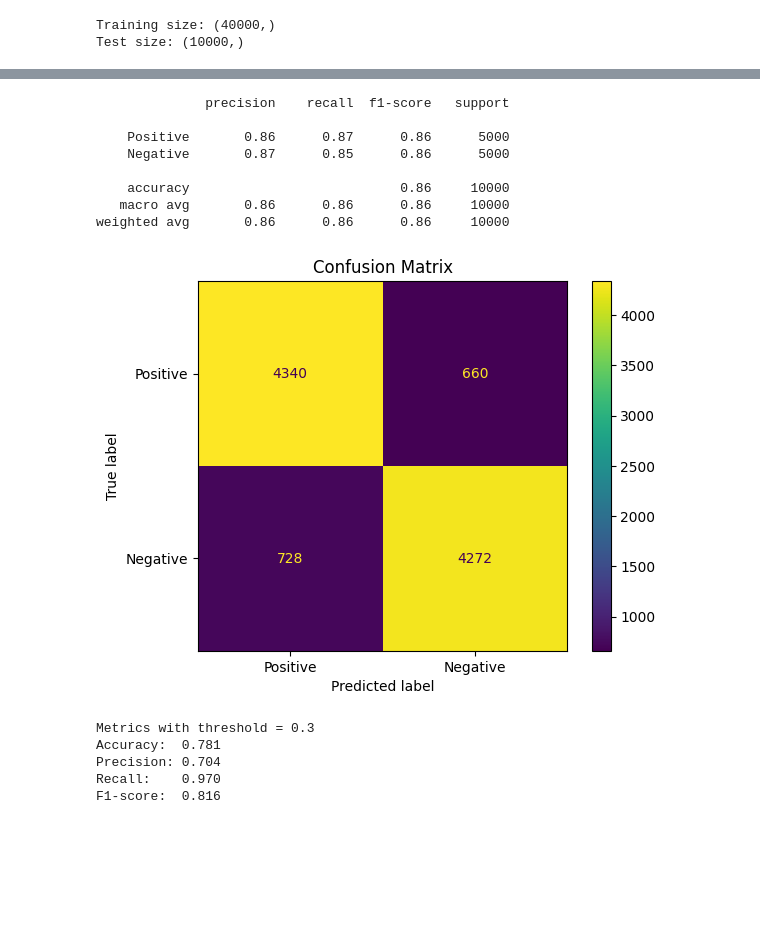
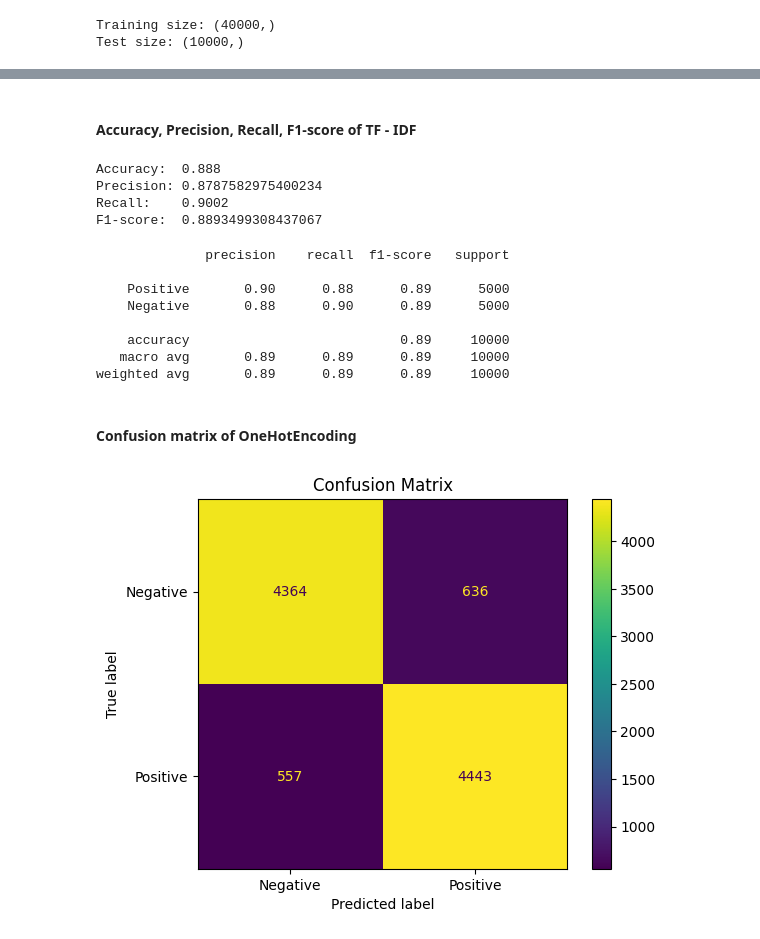
Before and after one commit to KND1410/group-3-ml-project, a Jupyter notebook: Data_learning.ipynb, the cells around one changed output, grey strips where cells are left out. Drawn from its saved outputs; the diff is of its cells as text; code cells hidden in the pictures; blank space fills up the shorter version.

Commit message:
Adding logistic regression for 3 kinds of text representations

```diff
--- a/Data_learning.ipynb
+++ b/Data_learning.ipynb
@@ -230,4 +260,9 @@ Pipeline(steps=[('vectorizer', TfidfVectorizer(stop_words='english')),
 # %%
-y_pred = text_pipeline.predict(X_test)
+y_pred_log_one = text_pipeline_log_one.predict(X_test)
+y_proba_log_one = text_pipeline_log_one.predict_proba(X_test)
 
-y_pred[:10]
+y_pred_log_bag = text_pipeline_log_bag.predict(X_test)
+y_proba_log_bag = text_pipeline_log_bag.predict_proba(X_test)
+
+y_pred_log_tfidf = text_pipeline_log_tfidf.predict(X_test)
+y_proba_log_tfidf = text_pipeline_log_tfidf.predict_proba(X_test)
@@ -289,45 +393,47 @@ F1-score:  0.860
+# %% [markdown]
+#### Accuracy, Precision, Recall, F1-score of TF - IDF
+# %%
+accuracy_log_tfidf = accuracy_score(y_test, y_pred_log_tfidf)
+precision_log_tfidf = precision_score(y_test, y_pred_log_tfidf)
+recall_log_tfidf = recall_score(y_test, y_pred_log_tfidf)
+f1_log_tfidf = f1_score(y_test, y_pred_log_tfidf)
+
+print(f"Accuracy:  {accuracy_log_tfidf}")
+print(f"Precision: {precision_log_tfidf}")
+print(f"Recall:    {recall_log_tfidf}")
+print(f"F1-score:  {f1_log_tfidf}")
+# %% [output]
+Accuracy:  0.888
+Precision: 0.8787582975400234
+Recall:    0.9002
+F1-score:  0.8893499308437067
 # %%
 print(classification_report(
     y_test,
-    y_pred,
+    y_pred_log_tfidf,
     target_names=["Positive", "Negative"]
 ))
 # %% [output]
               precision    recall  f1-score   support
 
-    Positive       0.86      0.87      0.86      5000
-    Negative       0.87      0.85      0.86      5000
+    Positive       0.90      0.88      0.89      5000
+    Negative       0.88      0.90      0.89      5000
 
-    accuracy                           0.86     10000
-   macro avg       0.86      0.86      0.86     10000
-weighted avg       0.86      0.86      0.86     10000
+    accuracy                           0.89     10000
+   macro avg       0.89      0.89      0.89     10000
+weighted avg       0.89      0.89      0.89     10000
+# %% [markdown]
+#### Confusion matrix of OneHotEncoding
 # %%
-cm = confusion_matrix(y_test, y_pred)
+cm_log_one = confusion_matrix(y_test, y_pred_log_one)
 
 disp = ConfusionMatrixDisplay(
-    confusion_matrix=cm,
-    display_labels=["Positive", "Negative"]
+    confusion_matrix=cm_log_one,
+    display_labels=["Negative", "Positive"]
 )
 
 disp.plot()
 plt.title("Confusion Matrix")
 plt.show()
 # %% [output]
-[figure, old version]
+[figure, new version]
-# %%
-threshold = 0.3
-
-y_pred_threshold = (y_proba >= threshold).astype(int)
-
-print(f"Metrics with threshold = {threshold}")
-
-print(f"Accuracy:  {accuracy_score(y_test, y_pred_threshold):.3f}")
-print(f"Precision: {precision_score(y_test, y_pred_threshold):.3f}")
-print(f"Recall:    {recall_score(y_test, y_pred_threshold):.3f}")
-print(f"F1-score:  {f1_score(y_test, y_pred_threshold):.3f}")
-# %% [output]
-Metrics with threshold = 0.3
-Accuracy:  0.781
-Precision: 0.704
-Recall:    0.970
-F1-score:  0.816
```
Also changed, not shown: parts of 28 cells of this notebook.
